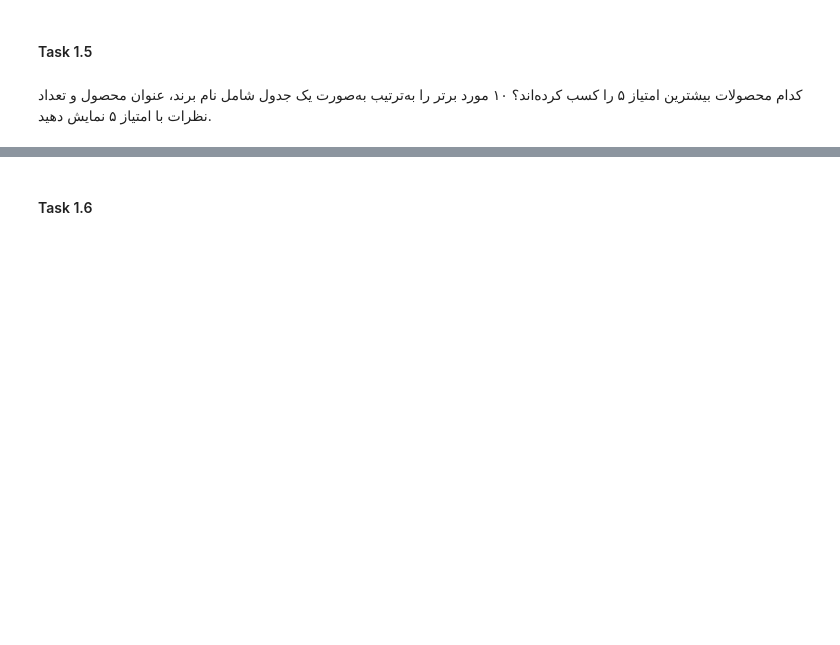
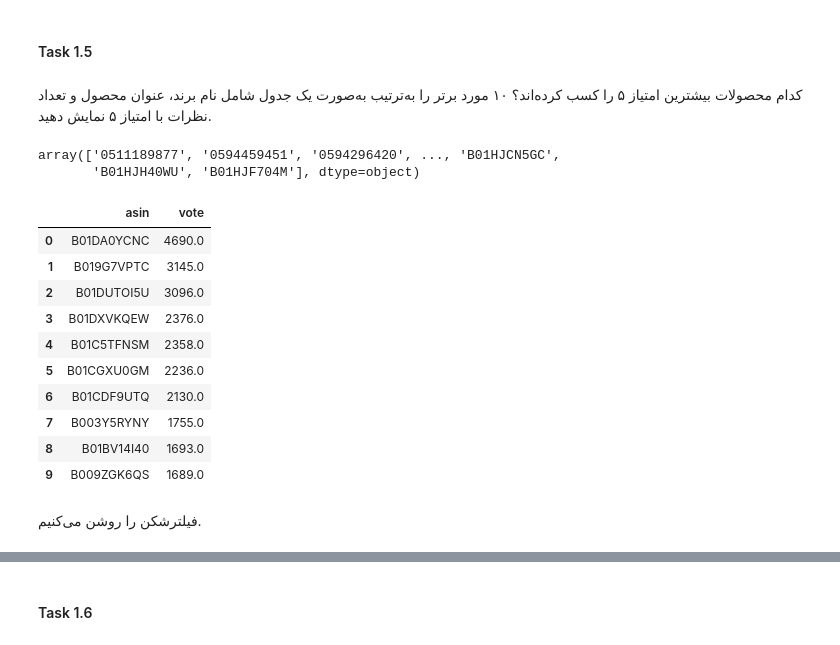
Before and after one commit to Maboudi-Ali/Sentiment_Analysis, a Jupyter notebook: notebooks/Part_1.ipynb, the cells around one changed output, grey strips where cells are left out. Cells and saved outputs as stored; diff of their text form; code cells hidden in the pictures; blank space fills up the shorter version.

```diff
--- a/notebooks/Part_1.ipynb
+++ b/notebooks/Part_1.ipynb
@@ -180,4 +180,27 @@ plt.show()
 کدام محصولات بیشترین امتیاز ۵ را کسب کرده‌اند؟ ۱۰ مورد برتر را به‌ترتیب به‌صورت یک جدول شامل نام برند، عنوان محصول و تعداد نظرات با امتیاز ۵ نمایش دهید.
 </div>
 # %%
-# TO-DO
+ov5 = train_data[train_data['overall']==5]
+ov5.asin.unique()
+# %% [output]
+array(['0511189877', '0594459451', '0594296420', ..., 'B01HJCN5GC',
+       'B01HJH40WU', 'B01HJF704M'], dtype=object)
+# %%
+Top_10_2 = ov5.groupby(['asin']).agg({'vote': 'sum'}).sort_values(by='vote',ascending =False).head(10).reset_index()
+Top_10_2
+# %% [output]
+|  | asin | vote |
+| 0 | B01DA0YCNC | 4690.0 |
+| 1 | B019G7VPTC | 3145.0 |
+| 2 | B01DUTOI5U | 3096.0 |
+| 3 | B01DXVKQEW | 2376.0 |
+| 4 | B01C5TFNSM | 2358.0 |
+| 5 | B01CGXU0GM | 2236.0 |
+| 6 | B01CDF9UTQ | 2130.0 |
+| 7 | B003Y5RYNY | 1755.0 |
+| 8 | B01BV14I40 | 1693.0 |
+| 9 | B009ZGK6QS | 1689.0 |
+# %% [markdown]
+<div dir='rtl'>
+فیلترشکن را روشن می‌کنیم.
+</div>
```
Also changed, not shown: parts of 9 cells of this notebook.
